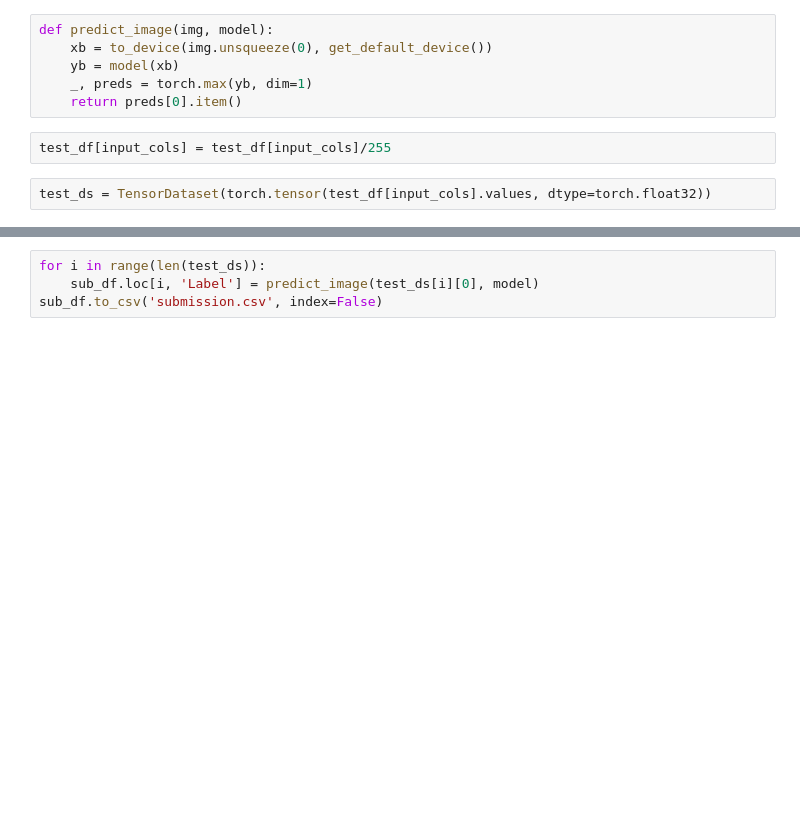
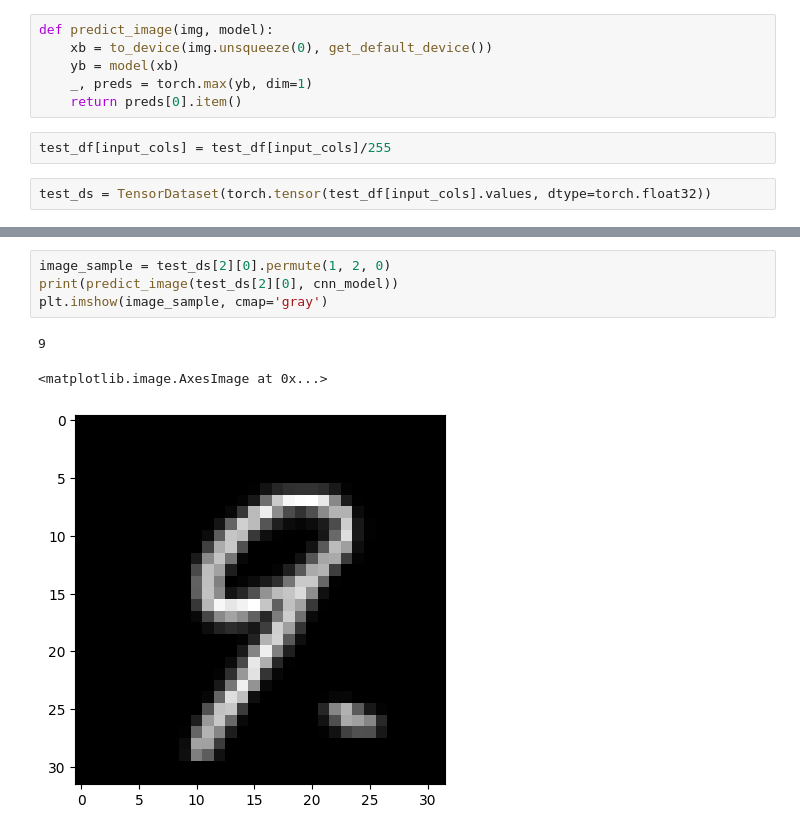
Before and after one commit to trietp1253201581/KaggleCompetition, a Jupyter notebook: mnist_computer_vision.ipynb, the cells around one changed output, grey strips where cells are left out. Saved outputs shown, nothing was run; the diff lists cells and outputs as text; blank space fills up the shorter version.

```diff
--- a/mnist_computer_vision.ipynb
+++ b/mnist_computer_vision.ipynb
@@ -326,4 +381,8 @@ Epoch [4], val_loss: 0.0940, val_acc: 0.9742
-# %%
-for i in range(len(test_ds)):
-    sub_df.loc[i, 'Label'] = predict_image(test_ds[i][0], model)
-sub_df.to_csv('submission.csv', index=False)
+# %%
+image_sample = test_ds[2][0].permute(1, 2, 0)
+print(predict_image(test_ds[2][0], cnn_model))
+plt.imshow(image_sample, cmap='gray')
+# %% [output]
+9
+<matplotlib.image.AxesImage at 0x...>
+[figure, added]
```
Also changed, not shown: parts of 41 cells of this notebook.
